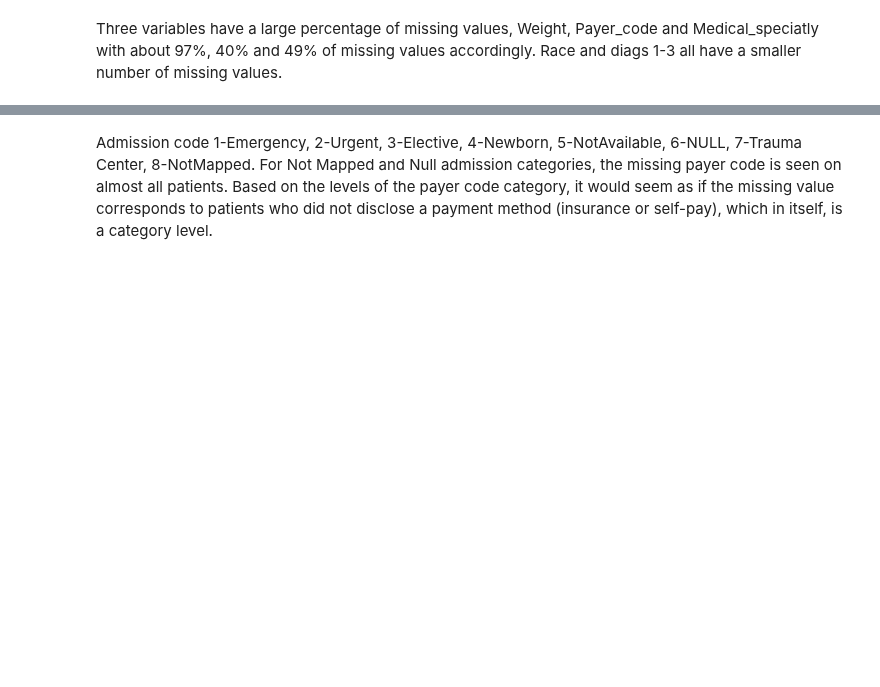
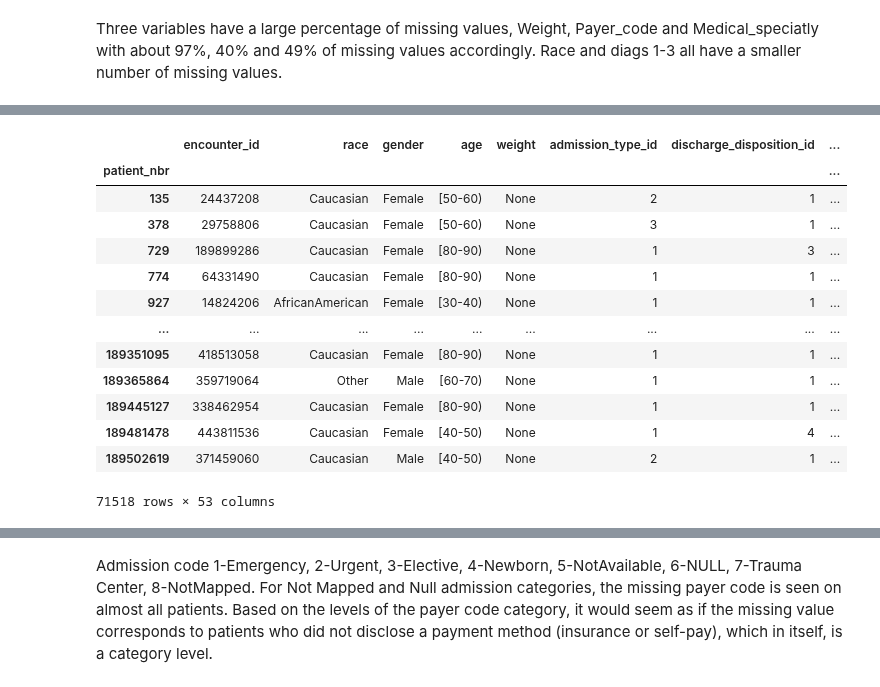
Before and after one commit to boneeyah/QTW, a Jupyter notebook: Case Study 2/Case_Study_2.ipynb, the cells around one changed output, grey strips where cells are left out. Saved outputs shown, nothing was run; the diff lists cells and outputs as text; code cells hidden in the pictures; blank space fills up the shorter version.

```diff
--- a/Case Study 2/Case_Study_2.ipynb
+++ b/Case Study 2/Case_Study_2.ipynb
@@ -125,0 +124,17 @@ df[['payer_code','admission_type_id']].groupby('admission_type_id').describe()
+# %%
+df
+# %% [output]
+|  | encounter_id | race | gender | age | weight | admission_type_id | discharge_disposition_id | ... |
+| patient_nbr |  |  |  |  |  |  |  | ... |
+| 135 | 24437208 | Caucasian | Female | [50-60) | None | 2 | 1 | ... |
+| 378 | 29758806 | Caucasian | Female | [50-60) | None | 3 | 1 | ... |
+| 729 | 189899286 | Caucasian | Female | [80-90) | None | 1 | 3 | ... |
+| 774 | 64331490 | Caucasian | Female | [80-90) | None | 1 | 1 | ... |
+| 927 | 14824206 | AfricanAmerican | Female | [30-40) | None | 1 | 1 | ... |
+| ... | ... | ... | ... | ... | ... | ... | ... | ... |
+| 189351095 | 418513058 | Caucasian | Female | [80-90) | None | 1 | 1 | ... |
+| 189365864 | 359719064 | Other | Male | [60-70) | None | 1 | 1 | ... |
+| 189445127 | 338462954 | Caucasian | Female | [80-90) | None | 1 | 1 | ... |
+| 189481478 | 443811536 | Caucasian | Female | [40-50) | None | 1 | 4 | ... |
+| 189502619 | 371459060 | Caucasian | Male | [40-50) | None | 2 | 1 | ... |
+71518 rows × 53 columns
```
Also changed, not shown: parts of 6 cells of this notebook.
